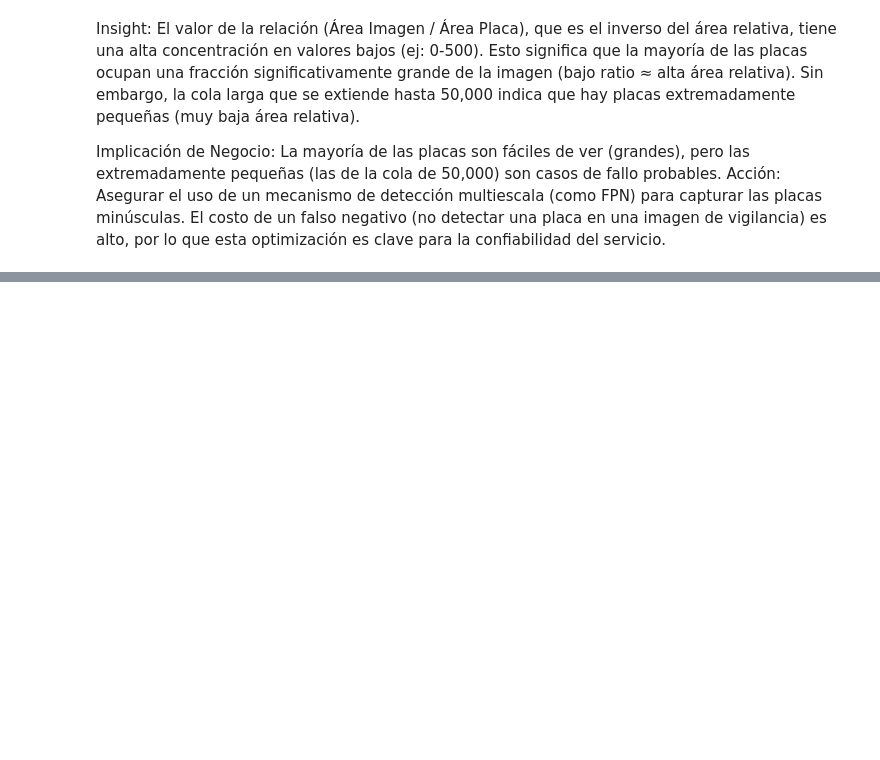
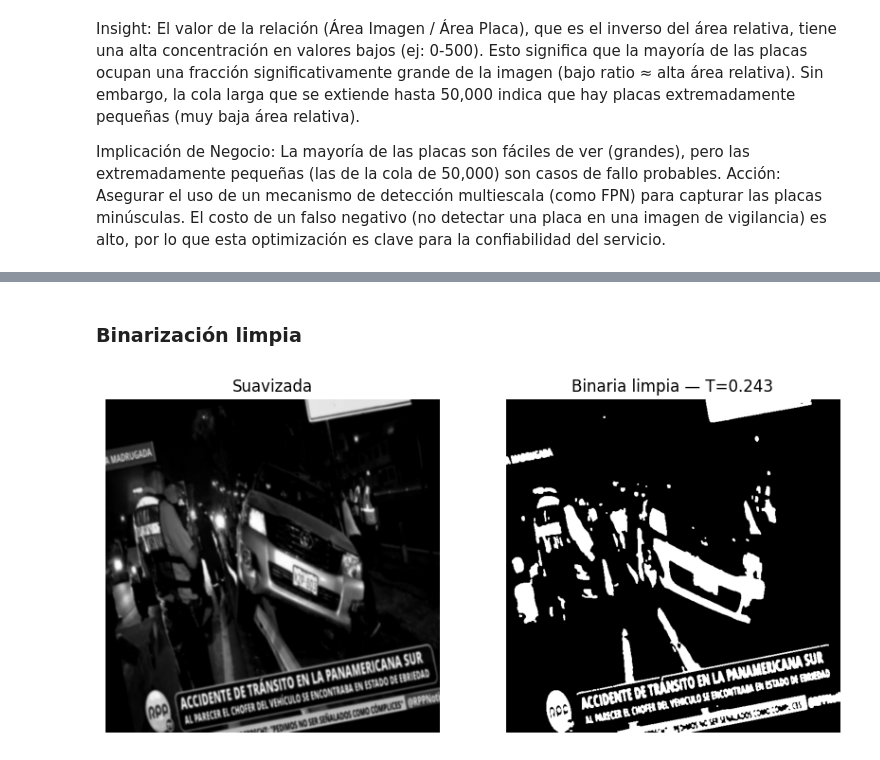
Before and after one commit to MauColab/Autoscan, a Jupyter notebook: ANÁLISIS GEOMÉTRICO.ipynb, the cells around one changed output, grey strips where cells are left out. Saved outputs shown, nothing was run; the diff lists cells and outputs as text; code cells hidden in the pictures; blank space fills up the shorter version.

```diff
--- a/ANÁLISIS GEOMÉTRICO.ipynb
+++ b/ANÁLISIS GEOMÉTRICO.ipynb
@@ -682,0 +704,41 @@ plt.show()
+# %% [markdown]
+### Binarización limpia
+# %%
+# creamos una copia copiain
+df_binario_limpio = df_ecualizado.copy()
+# %%
+# Tomar la primera fila (ajusta el índice si quieres otra imagen)
+row = df_binario_limpio.iloc[9]
+img = row['img_gray']  # se asume dtype uint8 (0..255)
+
+# Suavizado con filtro gaussiano
+I = ndi.gaussian_filter(img / 255.0, sigma=1.2)
+
+# Función para calcular el umbral de Otsu manualmente
+def otsu_threshold(image):
+    hist, _ = np.histogram(image.ravel(), bins=256, range=(0, 1))
+    hist = hist.astype(float) / image.size
+    bins = np.linspace(0, 1, 256)
+    omega = np.cumsum(hist)
+    mu = np.cumsum(hist * bins)
+    mu_t = mu[-1]
+    sigma_b2 = (mu_t * omega - mu) ** 2 / (omega * (1 - omega) + 1e-12)
+    idx = np.nanargmax(sigma_b2)
+    return bins[idx]
+
+# Umbralización y limpieza
+T = otsu_threshold(I)
+BW = I > T
+BW_clean = ndi.binary_opening(BW, structure=np.ones((3, 3)))
+
+# Mostrar resultados
+fig, ax = plt.subplots(1, 2, figsize=(10, 10))
+ax[0].imshow(I, cmap='gray')
+ax[0].set_title('Suavizada')
+ax[0].axis('off')
+ax[1].imshow(BW_clean, cmap='gray')
+ax[1].set_title(f'Binaria limpia — T={T:.3f}')
+ax[1].axis('off')
+plt.show()
+# %% [output]
+[figure, added]
```
Also changed, not shown: parts of 16 cells of this notebook.
